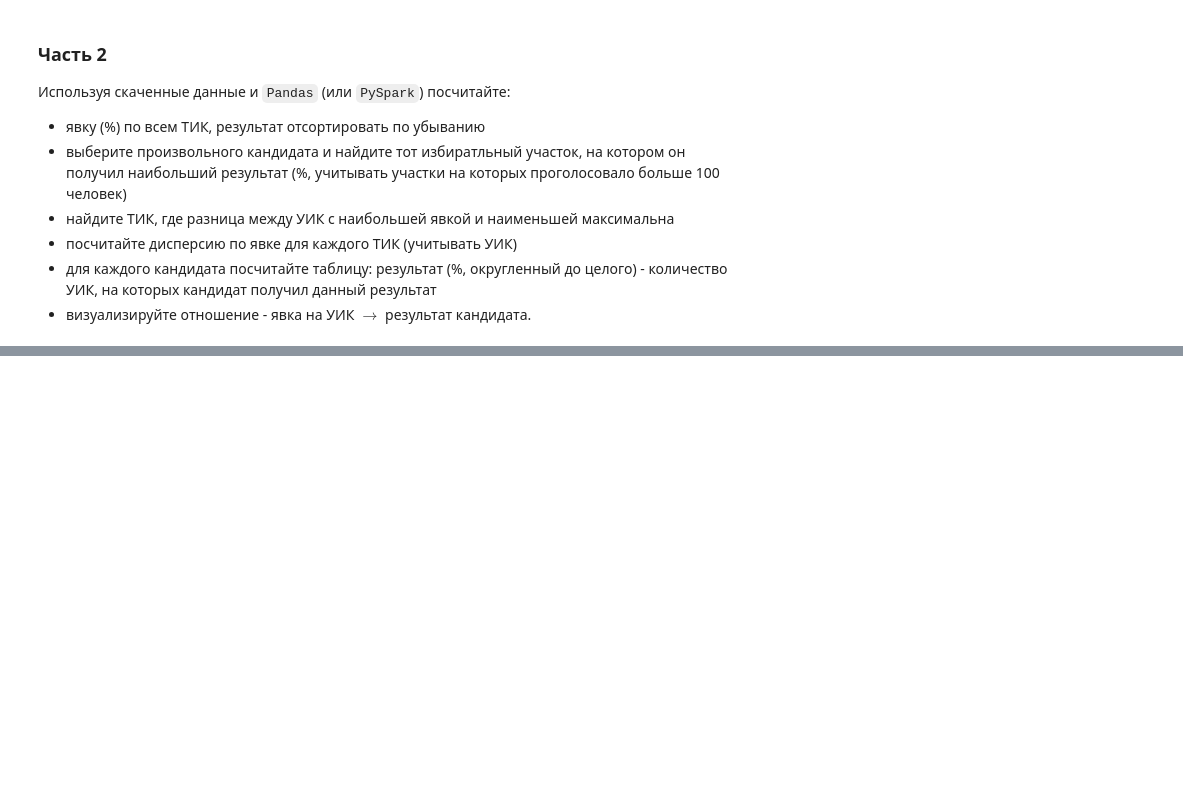
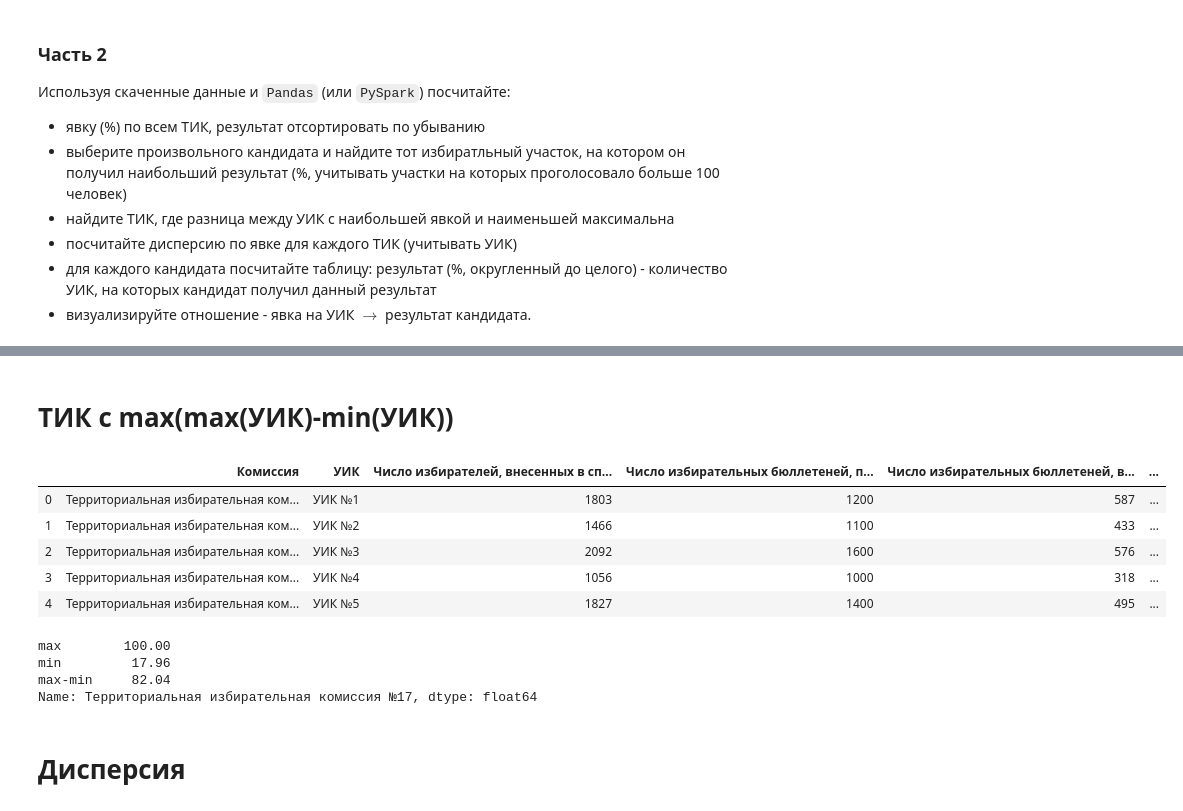
Before and after one commit to roma0398/classification2019, a Jupyter notebook: tasks/Task_4/Task_4.ipynb, the cells around one changed output, grey strips where cells are left out. Saved outputs shown, nothing was run; the diff lists cells and outputs as text; code cells hidden in the pictures; blank space fills up the shorter version.

```diff
--- a/tasks/Task_4/Task_4.ipynb
+++ b/tasks/Task_4/Task_4.ipynb
@@ -117,0 +171,11 @@ df.to_csv('Vote.csv', index=None)
+# %% [markdown]
+# ТИК с max(max(УИК)-min(УИК))
+# %%
+df.head()
+# %% [output]
+|  | Комиссия | УИК | Число избирателей, внесенных в сп... | Число избирательных бюллетеней, п... | Число избирательных бюллетеней, в... | ... |
+| 0 | Территориальная избирательная ком... | УИК №1 | 1803 | 1200 | 587 | ... |
+| 1 | Территориальная избирательная ком... | УИК №2 | 1466 | 1100 | 433 | ... |
+| 2 | Территориальная избирательная ком... | УИК №3 | 2092 | 1600 | 576 | ... |
+| 3 | Территориальная избирательная ком... | УИК №4 | 1056 | 1000 | 318 | ... |
+| 4 | Территориальная избирательная ком... | УИК №5 | 1827 | 1400 | 495 | ... |
@@ -117,0 +184,11 @@ df.to_csv('Vote.csv', index=None)
+# %%
+diff = df.groupby('Комиссия')['явка%'].agg(['max','min'])
+diff['max-min'] = diff['max'] - diff['min']
+diff.loc[diff['max-min'].idxmax()]
+# %% [output]
+max        100.00
+min         17.96
+max-min     82.04
+Name: Территориальная избирательная комиссия №17, dtype: float64
+# %% [markdown]
+# Дисперсия
```
Also changed, not shown: parts of 22 cells of this notebook.
